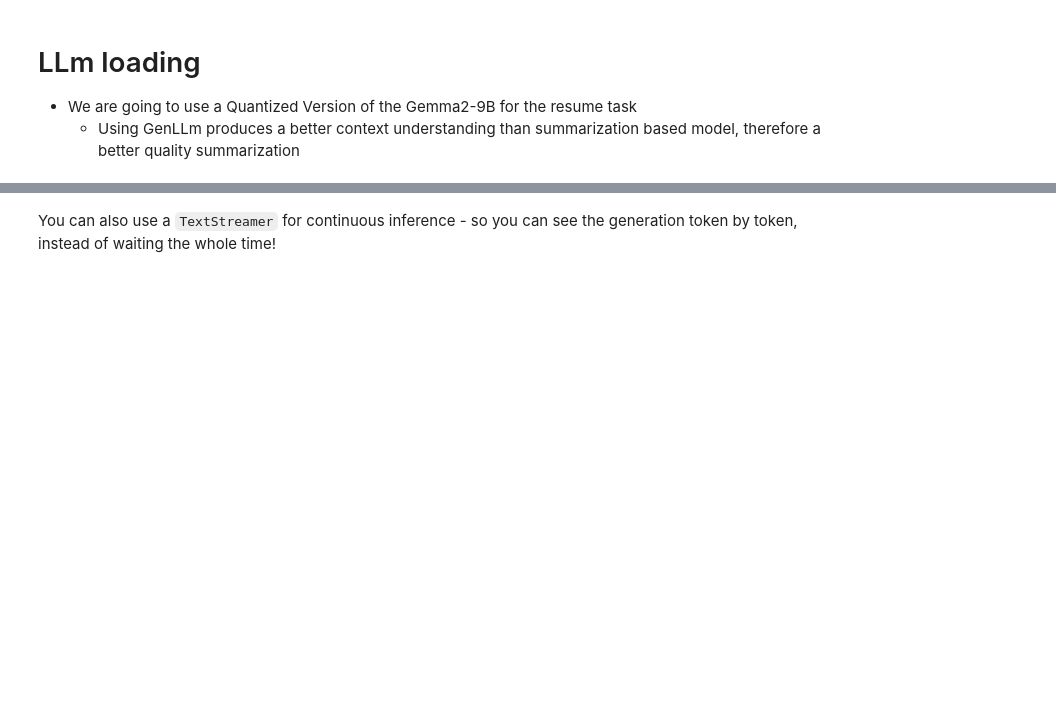
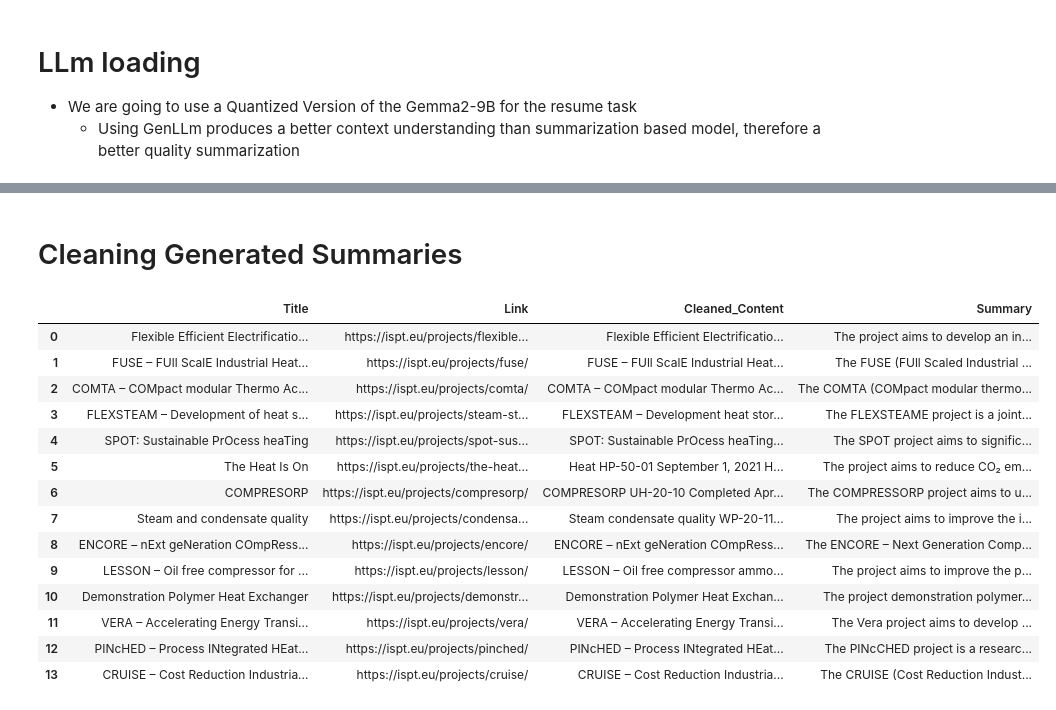
Before and after one commit to GhaouiYoussef/TestTech, a Jupyter notebook: SummarizationTask.ipynb, the cells around one changed output, grey strips where cells are left out. Cells and saved outputs as stored; diff of their text form; code cells hidden in the pictures; blank space fills up the shorter version.

```diff
--- a/SummarizationTask.ipynb
+++ b/SummarizationTask.ipynb
@@ -251,10 +40,0 @@ You can also use Hugging Face's `AutoModelForPeftCausalLM`. Only use this if you
-# %%
-if False:
-    # I highly do NOT suggest - use Unsloth if possible
-    from peft import AutoPeftModelForCausalLM
-    from transformers import AutoTokenizer
-    model = AutoPeftModelForCausalLM.from_pretrained(
-        "lora_model", # YOUR MODEL YOU USED FOR TRAINING
-        load_in_4bit = load_in_4bit,
-    )
-    tokenizer = AutoTokenizer.from_pretrained("lora_model")
@@ -263,13 +40,0 @@ if False:
-# %%
-from unsloth import FastLanguageModel
-import torch
-max_seq_length = 2048
-dtype = None # None for auto detection. Float16 for Tesla T4
-load_in_4bit = True # Use 4bit quantization to reduce memory usage
-
-model, tokenizer = FastLanguageModel.from_pretrained(
-    model_name = "unsloth/gemma-2-9b",
-    max_seq_length = max_seq_length,
-    dtype = dtype,
-    load_in_4bit = load_in_4bit,
-)
@@ -287,12 +41,2 @@ Please update transformers, TRL and unsloth via:
-# %%
-from transformers import AutoModelForCausalLM, AutoTokenizer
-from peft import PeftModel, PeftConfig
-
-# Load the LoRA adapter
-lora_adapter_name = "YoussefG/SummarizationEntropic"
-model = PeftModel.from_pretrained(model, lora_adapter_name)
-
-# Merge the LoRA adapter into the base model
-model = model.merge_and_unload()
 # %% [markdown]
 <a name="Inference"></a>
@@ -351 +131,31 @@ The<pad><pad><pad><pad><pad><pad><pad><pad><pad><pad><pad><pad><pad><pad><pad><p
+# %% [markdown]
+# Cleaning Generated Summaries
+# %%
+# Clean Incomplete summarization
+for index, row in articles.iterrows():
+  # Removing the last incomlete sentence
+  if row['Summary'].split('.')[-1].strip() != '':
+    articles.loc[index, 'Summary'] = '.'.join(row['Summary'].split('.')[:-1])
+
+  # Removing repeated generation
+  if '##'in row['Summary']:
+    articles.loc[index, 'Summary'] = row['Summary'].split('##')[0]
+# %%
+articles
+# %% [output]
+|  | Title | Link | Cleaned_Content | Summary |
+| 0 | Flexible Efficient Electrificatio... | https://ispt.eu/projects/flexible... | Flexible Efficient Electrificatio... | The project aims to develop an in... |
+| 1 | FUSE – FUll ScalE Industrial Heat... | https://ispt.eu/projects/fuse/ | FUSE – FUll ScalE Industrial Heat... | The FUSE (FUll Scaled Industrial ... |
+| 2 | COMTA – COMpact modular Thermo Ac... | https://ispt.eu/projects/comta/ | COMTA – COMpact modular Thermo Ac... | The COMTA (COMpact modular thermo... |
+| 3 | FLEXSTEAM – Development of heat s... | https://ispt.eu/projects/steam-st... | FLEXSTEAM – Development heat stor... | The FLEXSTEAME project is a joint... |
+| 4 | SPOT: Sustainable PrOcess heaTing | https://ispt.eu/projects/spot-sus... | SPOT: Sustainable PrOcess heaTing... | The SPOT project aims to signific... |
+| 5 | The Heat Is On | https://ispt.eu/projects/the-heat... | Heat HP-50-01 September 1, 2021 H... | The project aims to reduce CO₂ em... |
+| 6 | COMPRESORP | https://ispt.eu/projects/compresorp/ | COMPRESORP UH-20-10 Completed Apr... | The COMPRESSORP project aims to u... |
+| 7 | Steam and condensate quality | https://ispt.eu/projects/condensa... | Steam condensate quality WP-20-11... | The project aims to improve the i... |
+| 8 | ENCORE – nExt geNeration COmpRess... | https://ispt.eu/projects/encore/ | ENCORE – nExt geNeration COmpRess... | The ENCORE – Next Generation Comp... |
+| 9 | LESSON – Oil free compressor for ... | https://ispt.eu/projects/lesson/ | LESSON – Oil free compressor ammo... | The project aims to improve the p... |
+| 10 | Demonstration Polymer Heat Exchanger | https://ispt.eu/projects/demonstr... | Demonstration Polymer Heat Exchan... | The project demonstration polymer... |
+| 11 | VERA – Accelerating Energy Transi... | https://ispt.eu/projects/vera/ | VERA – Accelerating Energy Transi... | The Vera project aims to develop ... |
+| 12 | PINcHED – Process INtegrated HEat... | https://ispt.eu/projects/pinched/ | PINcHED – Process INtegrated HEat... | The PINcCHED project is a researc... |
+| 13 | CRUISE – Cost Reduction Industria... | https://ispt.eu/projects/cruise/ | CRUISE – Cost Reduction Industria... | The CRUISE (Cost Reduction Indust... |
 # %%
@@ -353,2 +162,0 @@ articles.to_csv('classified_articles_cosine_similarity_with_resume.csv', index=F
-# %% [markdown]
- You can also use a `TextStreamer` for continuous inference - so you can see the generation token by token, instead of waiting the whole time!
```
Also changed, not shown: parts of 22 cells of this notebook, 1 other file.
